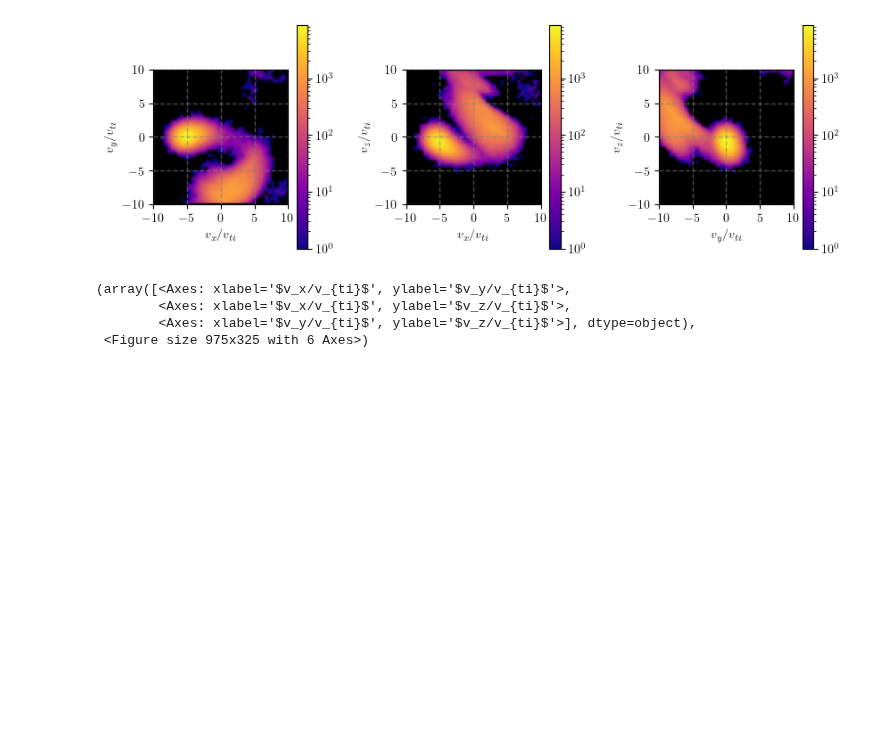
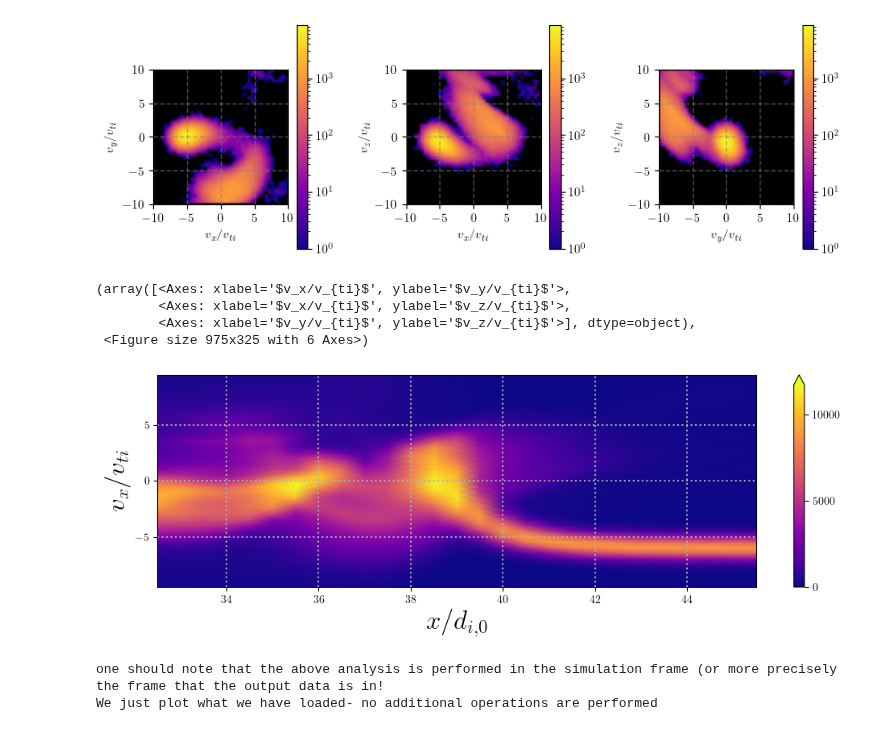
Before and after one commit to collinrbr/FPCAnalysis, a Jupyter notebook: notebooks/1_LoadingdHybridR.ipynb, the cells around one changed output. Drawn from its saved outputs; the diff is of its cells as text; code cells hidden in the pictures; blank space fills up the shorter version.

Commit message:
added phase-space plot function

```diff
--- a/notebooks/1_LoadingdHybridR.ipynb
+++ b/notebooks/1_LoadingdHybridR.ipynb
@@ -91,7 +91,7 @@ while the notebook is running (one could also just restart the whole notebook)
 *****
 # %%
 #load the input parameters
-path = '/Users/work/Documents/Simulations/dHybridR/M06_th45/'
+path = '/home/crbrown/M06_th45/'
 numframe = 2000
 inputs = FPCAnalysis.ddhr.read_input(path=path)
 inputs
@@ -253,5 +253,28 @@ FPCAnalysis.pltvv.dist_log_plot_3dir(vx, vy, vz, vmax, H_in, flnm = flnm,ttl='',
         <Axes: xlabel='$v_x/v_{ti}$', ylabel='$v_z/v_{ti}$'>,
         <Axes: xlabel='$v_y/v_{ti}$', ylabel='$v_z/v_{ti}$'>], dtype=object),
  <Figure size 975x325 with 6 Axes>)
+# %%
+if(not(load_all_particles)):
+    x1 = 32
+    x2 = 46
+    y1 = 0
+    y2 = 1 #note, for the example data, yz plane is 12x12 d_i large, but here we load just part of that for computational efficiency while learning
+    z1 = 0
+    z2 = 1
+    dparticles = FPCAnalysis.ddhr.read_box_of_particles(path_particles, numframe, x1, x2, y1, y2, z1, z2)
+
+#make phase space plot (similar to Figure 3 of Brown et al 2023- except the cbar scale is different (and if load_all_particles is false, not all particles are loaded to save memory!))
+poskey = 'x1'
+velkey = 'p1'
+xmin = x1
+xmax = x2
+dx = .5
+FPCAnalysis.pltvv.plot_phaseposvsvx(dparticles,poskey,velkey,xmin,xmax,dx,vmax,dv,flnm='')
+# %% [output]
+[figure, added]
 # %%
-#one should note that the above analysis is performed in the simulation frame (or more precisely the frame that the output data is in! We just plot what we have loaded- no additional operations are performed)
+print('one should note that the above analysis is performed in the simulation frame (or more precisely the frame that the output data is in!')
+print('We just plot what we have loaded- no additional operations are performed')
+# %% [output]
+one should note that the above analysis is performed in the simulation frame (or more precisely the frame that the output data is in!
+We just plot what we have loaded- no additional operations are performed
```
Also changed, not shown: parts of 1 cell of this notebook, 1 other file.
